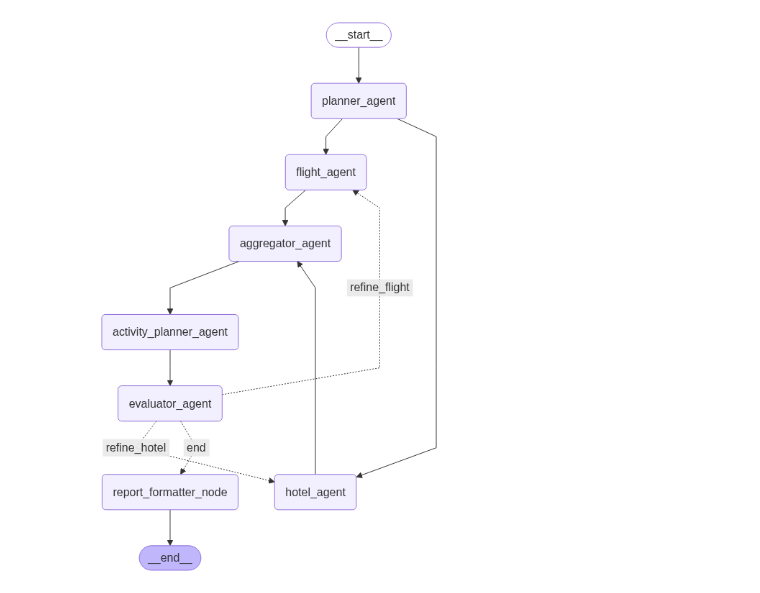
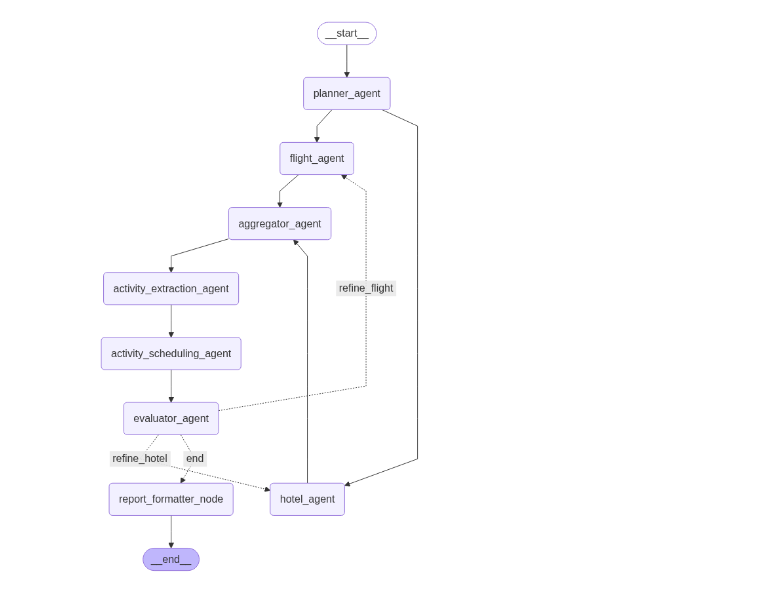
Before and after one commit to berkyalkn/AI-travel-agent, a Jupyter notebook: travel_agent.ipynb, the cells around one changed output. Cells and saved outputs as stored; diff of their text form; code cells hidden in the pictures.

```diff
--- a/travel_agent.ipynb
+++ b/travel_agent.ipynb
@@ -77,6 +77,11 @@ class Activity(BaseModel):
     time_of_day: str = Field(description="Suggested time of day, e.g., 'Morning', 'Afternoon', 'Evening'.")
 
 
+class ExtractedActivities(BaseModel):
+    """Schema for the list of extracted activities."""
+    activities: List[Activity]
+
+
 class DailyPlan(BaseModel):
     """Schema for a single day's plan."""
     day: int = Field(description="The day number (e.g., 1, 2, 3).")
@@ -333,6 +338,7 @@ class TripState(TypedDict):
     flight_options: List[FlightInfo]
     selected_hotel: Optional[HotelInfo]
     hotel_options: List[HotelInfo]
+    extracted_activities: Optional[List[Activity]]
     final_itinerary: Optional[Itinerary]
     evaluation_result: Optional[EvaluationResult]
     refinement_count: int
@@ -763,40 +795,42 @@ workflow.add_node("planner_agent", planner_agent)
 workflow.add_node("flight_agent", flight_agent)
 workflow.add_node("hotel_agent", hotel_agent)
 workflow.add_node("aggregator_agent", aggregator_agent)
-workflow.add_node("activity_planner_agent", activity_planner_agent)
+workflow.add_node("activity_extraction_agent", activity_extraction_agent)
+workflow.add_node("activity_scheduling_agent", activity_scheduling_agent)
 workflow.add_node("evaluator_agent", evaluator_agent)
 workflow.add_node("report_formatter_node", report_formatter_node)
 
 
 workflow.add_edge(START, "planner_agent")
 
 workflow.add_edge("planner_agent", "flight_agent")
 workflow.add_edge("planner_agent", "hotel_agent")
 
 workflow.add_edge("flight_agent", "aggregator_agent")
 workflow.add_edge("hotel_agent", "aggregator_agent")
 
-workflow.add_edge("aggregator_agent", "activity_planner_agent")
-workflow.add_edge("activity_planner_agent", "evaluator_agent")
+workflow.add_edge("aggregator_agent", "activity_extraction_agent")
+workflow.add_edge("activity_extraction_agent", "activity_scheduling_agent")
+workflow.add_edge("activity_scheduling_agent", "evaluator_agent")
 
 workflow.add_conditional_edges(
     "evaluator_agent",
     should_refine_or_end,
     {
         "refine_hotel": "hotel_agent",
         "refine_flight": "flight_agent",
         "end": "report_formatter_node"
     }
 )
 
 workflow.add_edge("report_formatter_node", END)
 
 
 app = workflow.compile()
 
 display(Image(app.get_graph().draw_mermaid_png()))
 # %% [output]
-[figure, old version]
+[figure, new version]
 # %%
 user_query = "Plan a trip from Istanbul to Amsterdam between 25.09.2025 and 28.09.2025 with my girlfriend. We are interested in food and entertainment, and our total budget is around 1500 euro."
 initial_state = {"user_request": user_query}
```
Also changed, not shown: parts of 2 cells of this notebook.
